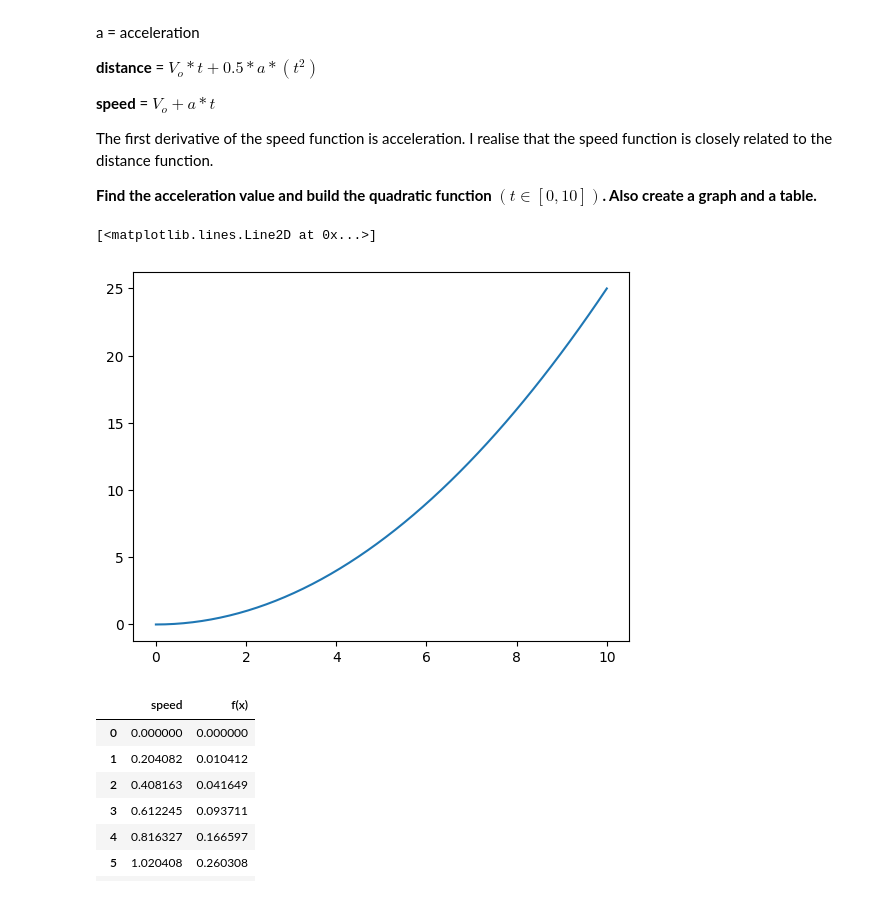
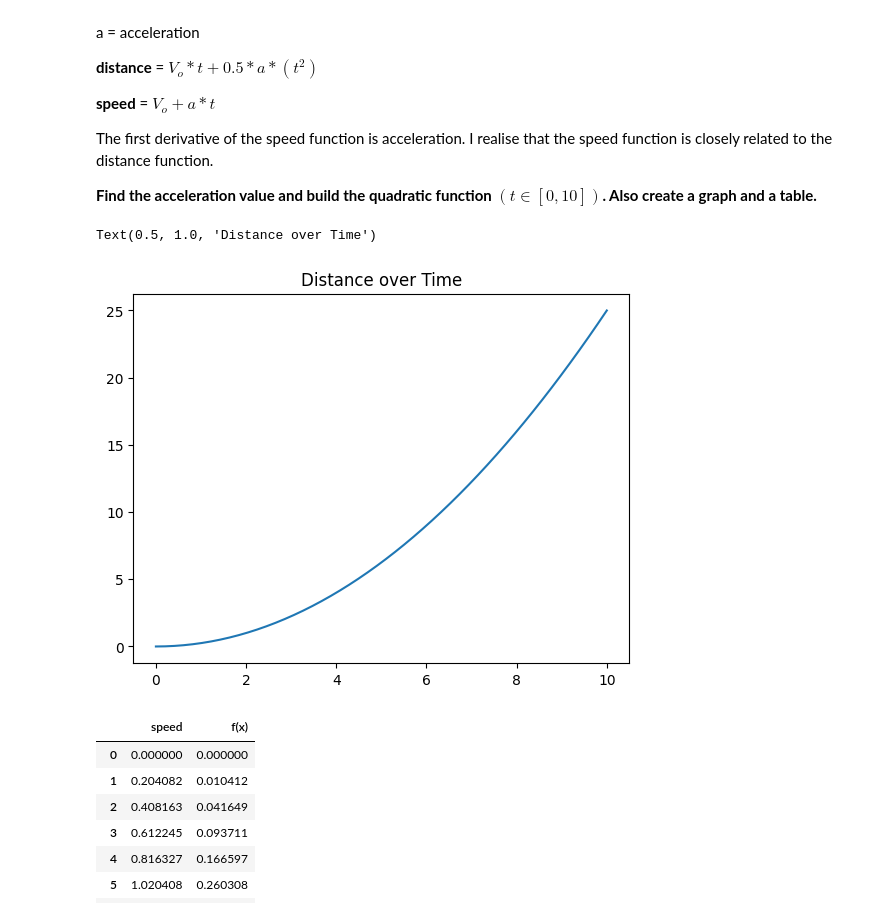
Before and after one commit to JulianSanchez1/calculus-and-algebra-problems-with-python, a Jupyter notebook: notebook/problems.ipynb, the cells around one changed output. Drawn from its saved outputs; the diff is of its cells as text; code cells hidden in the pictures.

```diff
--- a/notebook/problems.ipynb
+++ b/notebook/problems.ipynb
@@ -77,12 +77,13 @@ The first derivative of the speed function is acceleration. I realise that the s
 # %%
 #define and plot the quadratic funtion
 def f(x): return 1/2*0.5*(speed**2)
 
 speed = np.linspace(0,10)
 
-plt.plot(speed,f(x))
+plt.plot(speed,f(speed))
+plt.title('Distance over Time')
 # %% [output]
-[<matplotlib.lines.Line2D at 0x...>]
+Text(0.5, 1.0, 'Distance over Time')
-[figure, old version]
+[figure, new version]
 # %%
 #create a dataframe
```
Also changed, not shown: parts of 8 cells of this notebook.
